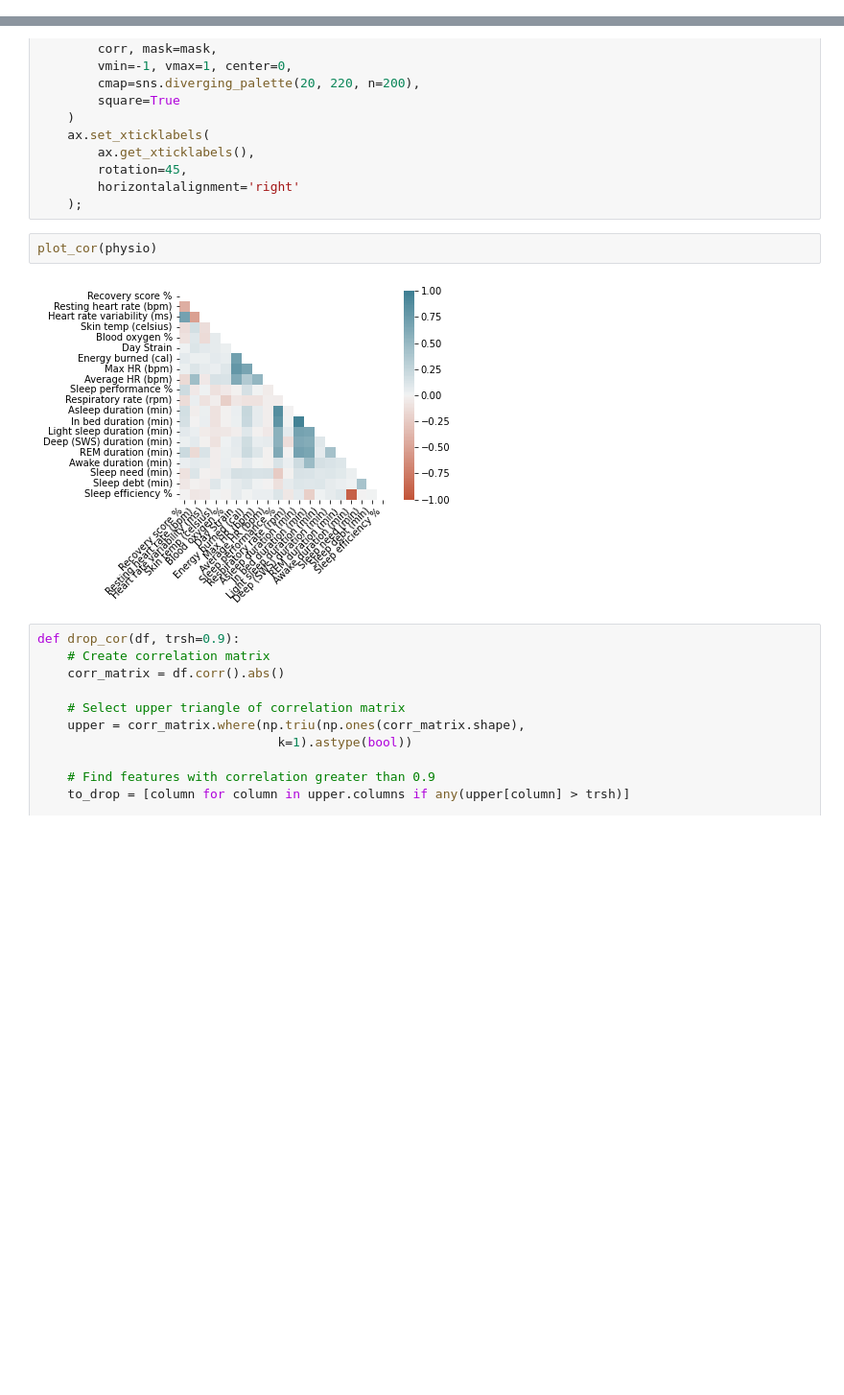
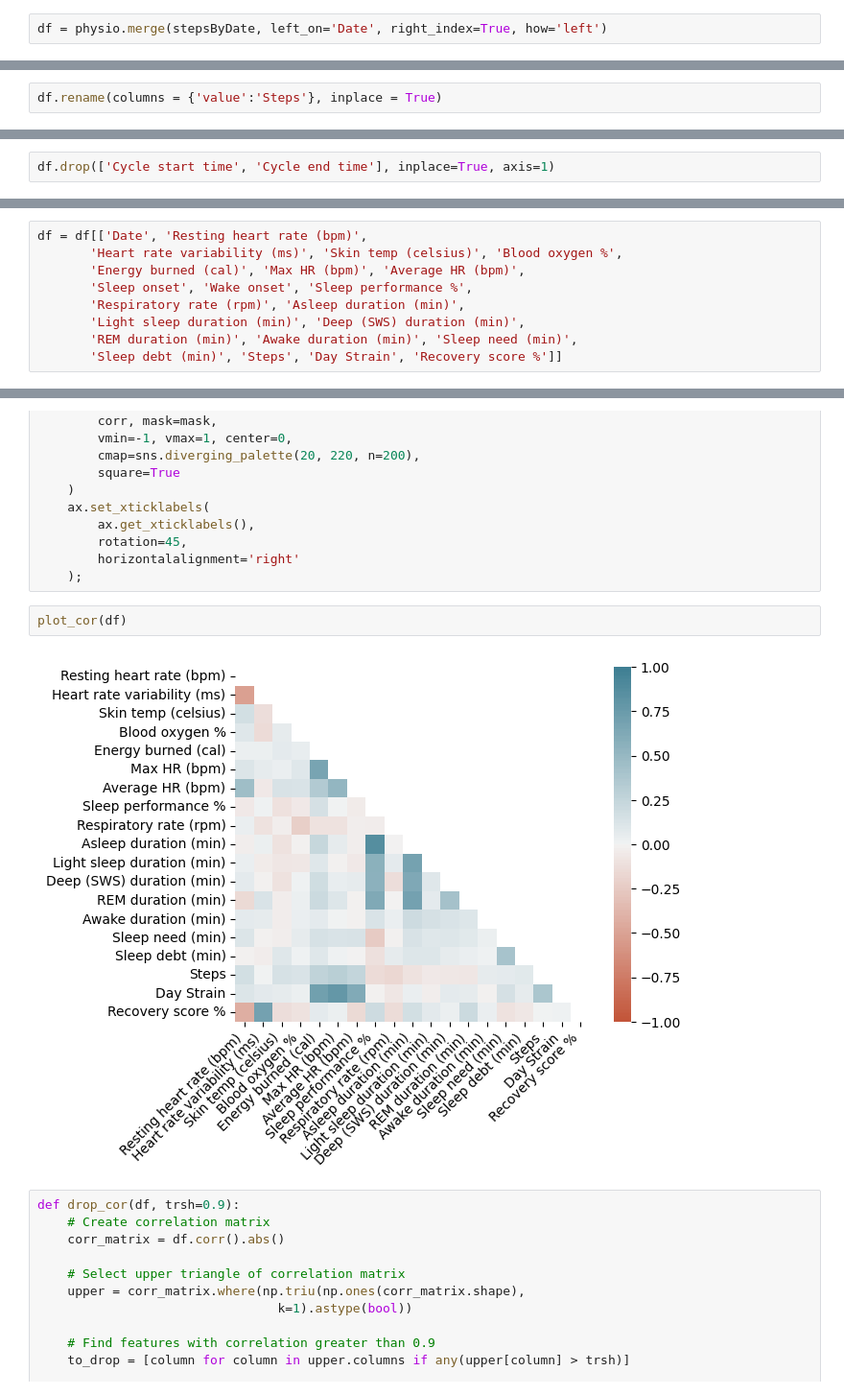
Before and after one commit to psyrgkan/Whoop_investigation, a Jupyter notebook: clean_data.ipynb, the cells around one changed output, grey strips where cells are left out. Shown: that part at 96% size. Saved outputs shown, nothing was run; the diff lists cells and outputs as text; blank space fills up the shorter version.

```diff
--- a/clean_data.ipynb
+++ b/clean_data.ipynb
@@ -293 +425,3 @@ dtype: object
+# %%
+df = physio.merge(stepsByDate, left_on='Date', right_index=True, how='left')
 # %%
@@ -321,0 +437,2 @@ dtype: object
+# %%
+df.rename(columns = {'value':'Steps'}, inplace = True)
@@ -321,0 +449,2 @@ dtype: object
+# %%
+df.drop(['Cycle start time', 'Cycle end time'], inplace=True, axis=1)
@@ -321,0 +464,9 @@ dtype: object
+# %%
+df = df[['Date', 'Resting heart rate (bpm)',
+       'Heart rate variability (ms)', 'Skin temp (celsius)', 'Blood oxygen %',
+       'Energy burned (cal)', 'Max HR (bpm)', 'Average HR (bpm)',
+       'Sleep onset', 'Wake onset', 'Sleep performance %',
+       'Respiratory rate (rpm)', 'Asleep duration (min)',
+       'Light sleep duration (min)', 'Deep (SWS) duration (min)',
+       'REM duration (min)', 'Awake duration (min)', 'Sleep need (min)',
+       'Sleep debt (min)', 'Steps', 'Day Strain', 'Recovery score %']]
@@ -341,9 +509,9 @@ def plot_cor(data):
 		horizontalalignment='right'
 	);
 # %%
-plot_cor(physio)
+plot_cor(df)
 # %% [output]
-[figure, old version]
+[figure, new version]
 # %%
 def drop_cor(df, trsh=0.9):
 	# Create correlation matrix
```
Also changed, not shown: parts of 80 cells of this notebook.
